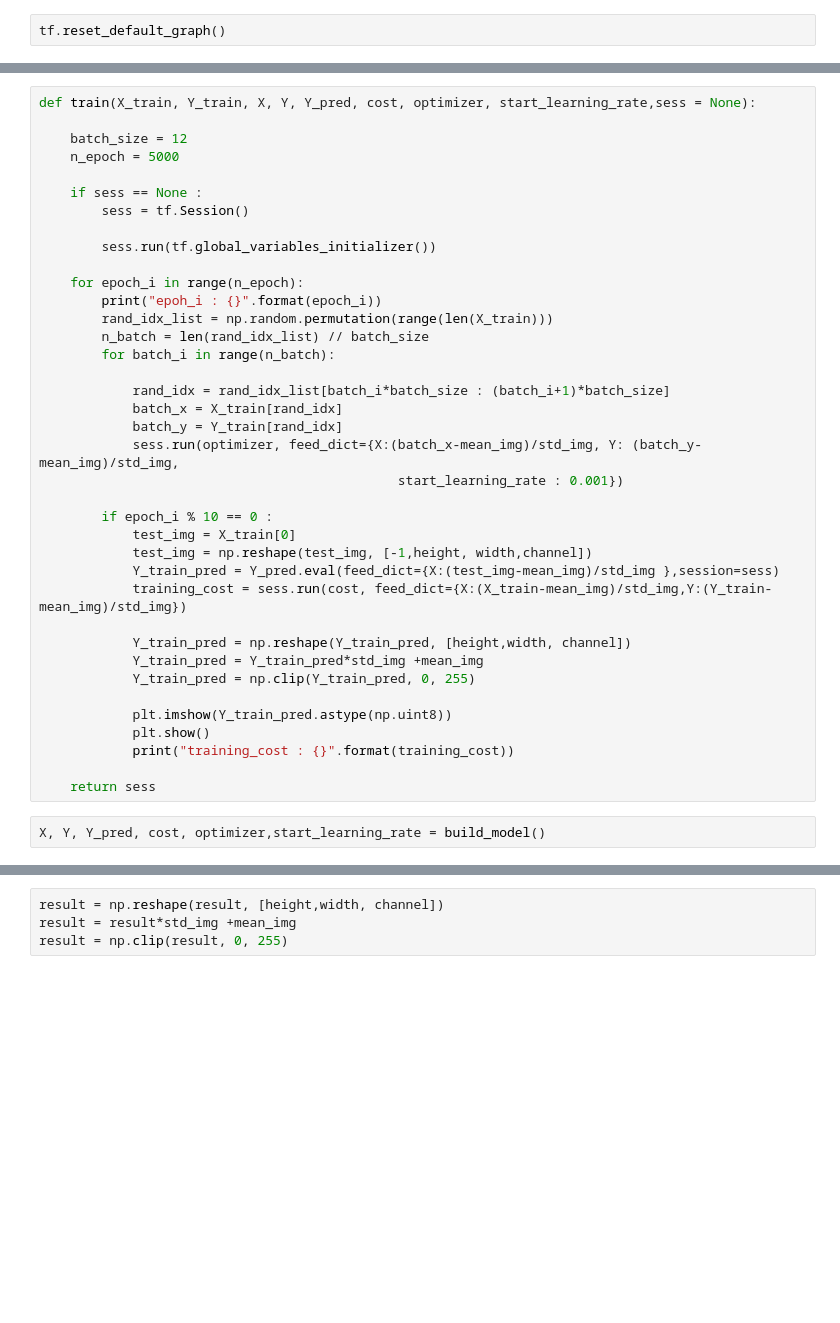
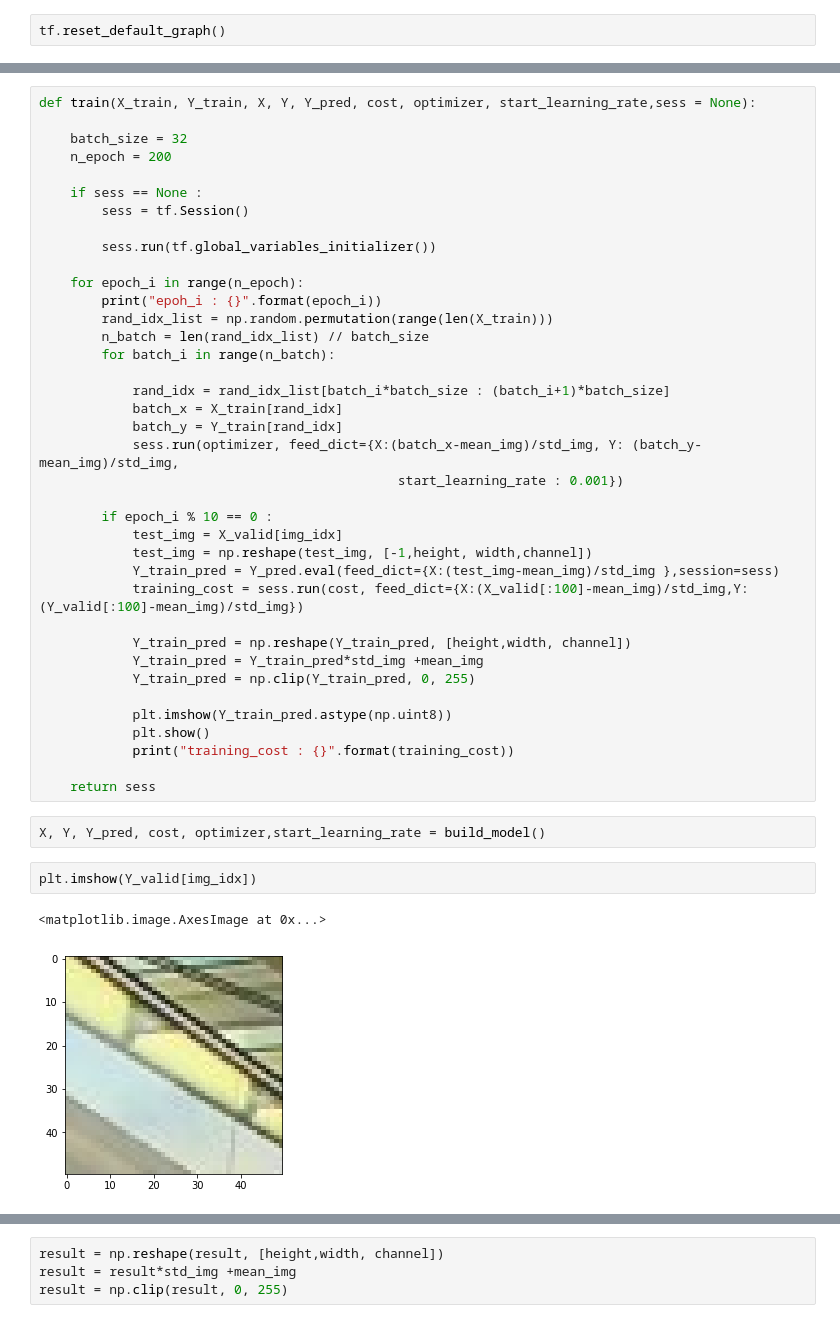
Before and after one commit to goddoe/super-resolution, a Jupyter notebook: src/super_resolution.ipynb, the cells around one changed output, grey strips where cells are left out. Saved outputs shown, nothing was run; the diff lists cells and outputs as text; blank space fills up the shorter version.

```diff
--- a/src/super_resolution.ipynb
+++ b/src/super_resolution.ipynb
@@ -141,8 +201,8 @@ def build_model():
 # %%
 def train(X_train, Y_train, X, Y, Y_pred, cost, optimizer, start_learning_rate,sess = None):
 
-    batch_size = 12
-    n_epoch = 5000
+    batch_size = 32
+    n_epoch = 200
 
     if sess == None :
         sess = tf.Session()
@@ -162,10 +222,10 @@ def train(X_train, Y_train, X, Y, Y_pred, cost, optimizer, start_learning_rate,s
                                               start_learning_rate : 0.001})
 
         if epoch_i % 10 == 0 :
-            test_img = X_train[0]
+            test_img = X_valid[img_idx]
             test_img = np.reshape(test_img, [-1,height, width,channel])
             Y_train_pred = Y_pred.eval(feed_dict={X:(test_img-mean_img)/std_img },session=sess)
-            training_cost = sess.run(cost, feed_dict={X:(X_train-mean_img)/std_img,Y:(Y_train-mean_img)/std_img})
+            training_cost = sess.run(cost, feed_dict={X:(X_valid[:100]-mean_img)/std_img,Y:(Y_valid[:100]-mean_img)/std_img})
 
             Y_train_pred = np.reshape(Y_train_pred, [height,width, channel])
             Y_train_pred = Y_train_pred*std_img +mean_img
@@ -178,3 +238,8 @@ def train(X_train, Y_train, X, Y, Y_pred, cost, optimizer, start_learning_rate,s
     return sess
 # %%
 X, Y, Y_pred, cost, optimizer,start_learning_rate = build_model()
+# %%
+plt.imshow(Y_valid[img_idx])
+# %% [output]
+<matplotlib.image.AxesImage at 0x...>
+[figure, added]
```
Also changed, not shown: parts of 55 cells of this notebook.
